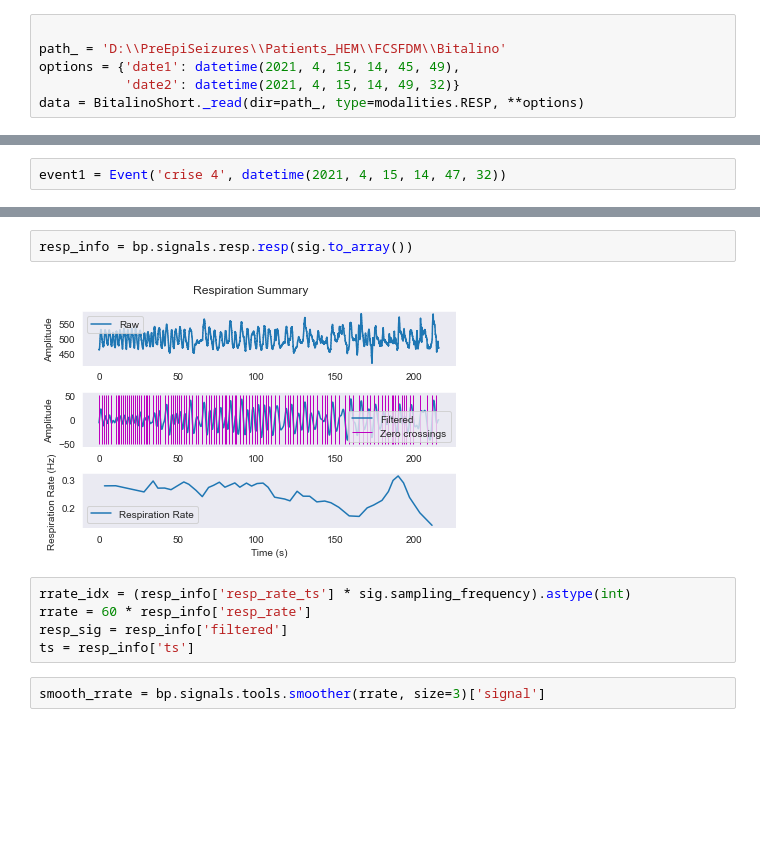
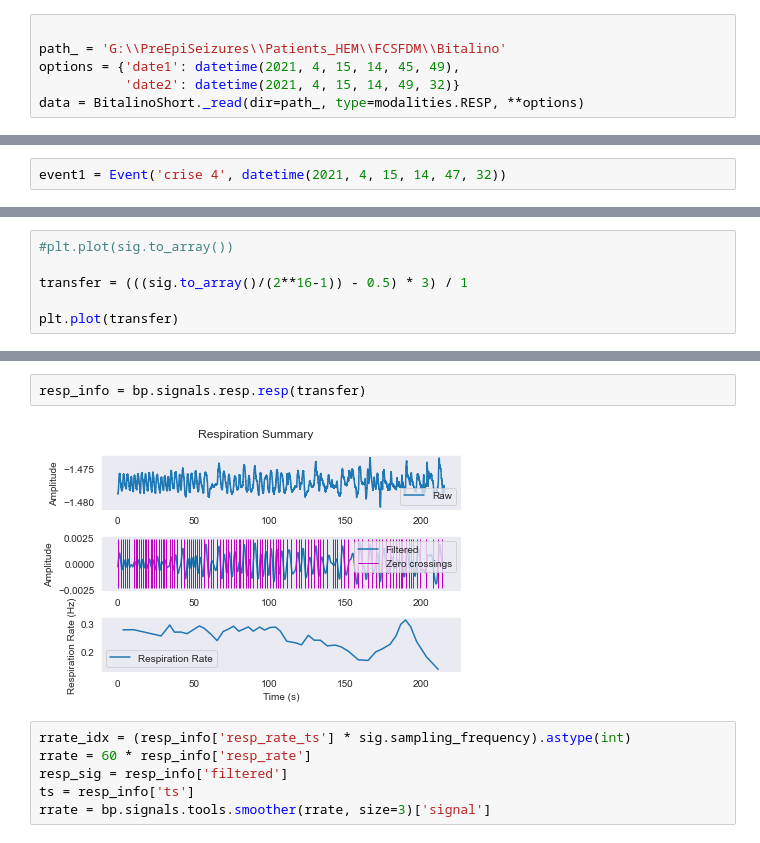
Before and after one commit to jomy-kk/LTBio, a Jupyter notebook: research_journal/05-09-2022/plot_seizure_resp.ipynb, the cells around one changed output, grey strips where cells are left out. Saved outputs shown, nothing was run; the diff lists cells and outputs as text; blank space fills up the shorter version.

```diff
--- a/research_journal/05-09-2022/plot_seizure_resp.ipynb
+++ b/research_journal/05-09-2022/plot_seizure_resp.ipynb
@@ -11,7 +11,7 @@ from ltbio.biosignals import modalities, Event
 from ltbio.biosignals.sources.BitalinoShort import BitalinoShort
 # %%
 
-path_ = 'D:\\PreEpiSeizures\\Patients_HEM\\FCSFDM\\Bitalino'
+path_ = 'G:\\PreEpiSeizures\\Patients_HEM\\FCSFDM\\Bitalino'
 options = {'date1': datetime(2021, 4, 15, 14, 45, 49),
            'date2': datetime(2021, 4, 15, 14, 49, 32)}
 data = BitalinoShort._read(dir=path_, type=modalities.RESP, **options)
@@ -21,0 +26,6 @@ event1 = Event('crise 4', datetime(2021, 4, 15, 14, 47, 32))
+# %%
+#plt.plot(sig.to_array())
+
+transfer = (((sig.to_array()/(2**16-1)) - 0.5) * 3) / 1
+
+plt.plot(transfer)
@@ -22,12 +35,11 @@ event1 = Event('crise 4', datetime(2021, 4, 15, 14, 47, 32))
 # %%
-resp_info = bp.signals.resp.resp(sig.to_array())
+resp_info = bp.signals.resp.resp(transfer)
 # %% [output]
-[figure, old version]
+[figure, new version]
 # %%
 rrate_idx = (resp_info['resp_rate_ts'] * sig.sampling_frequency).astype(int)
 rrate = 60 * resp_info['resp_rate']
 resp_sig = resp_info['filtered']
 ts = resp_info['ts']
+rrate = bp.signals.tools.smoother(rrate, size=3)['signal']
-# %%
-smooth_rrate = bp.signals.tools.smoother(rrate, size=3)['signal']
 # %%
```
Also changed, not shown: parts of 3 cells of this notebook, 20 other files.
